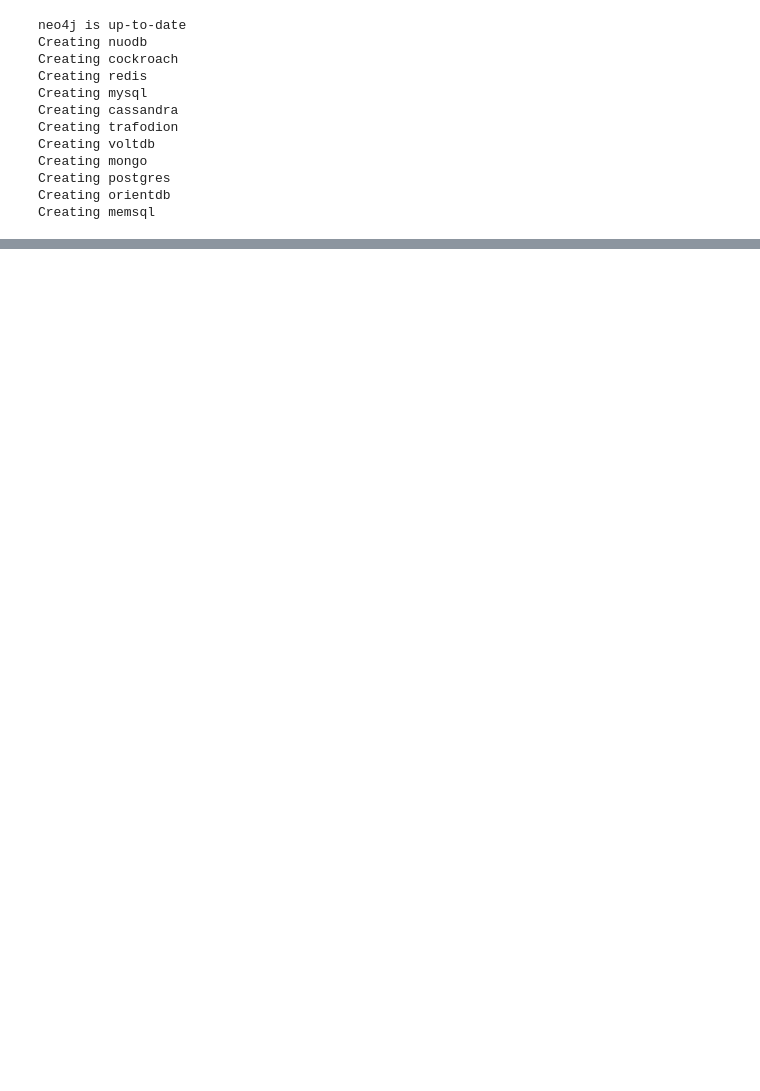
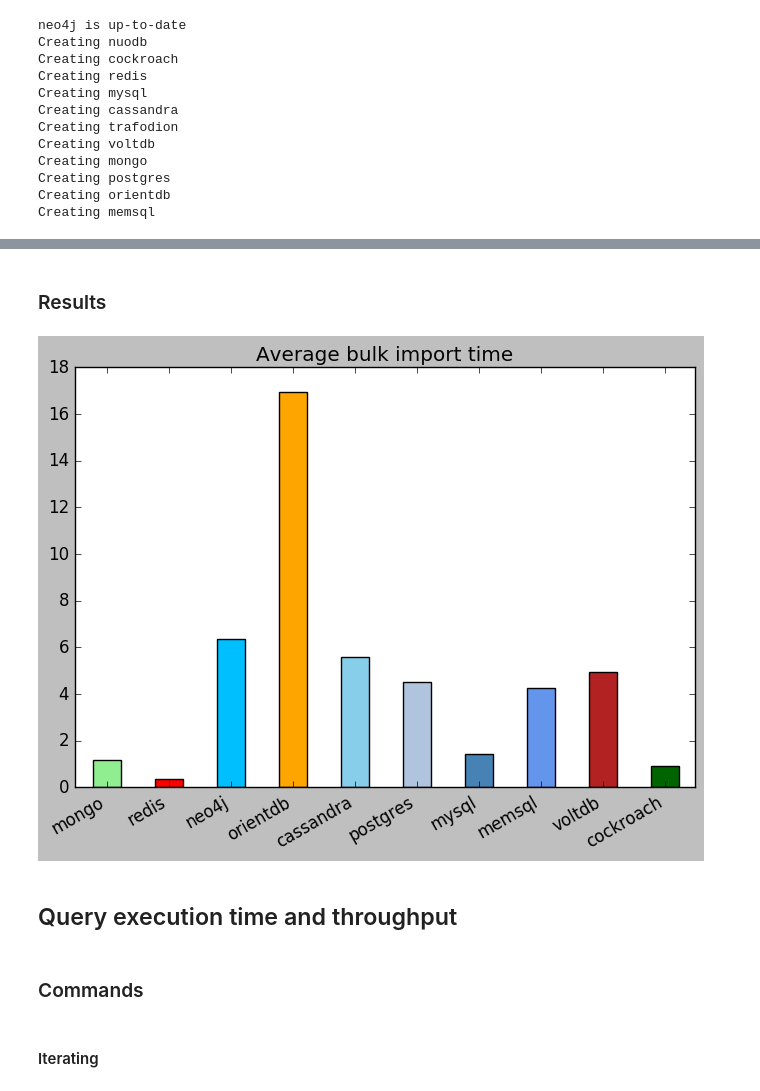
Before and after one commit to BigData-MielPops/Project2, a Jupyter notebook: python_commands_test.ipynb, the cells around one changed output, grey strips where cells are left out. Cells and saved outputs as stored; diff of their text form; code cells hidden in the pictures; blank space fills up the shorter version.

Commit message:
bar graph

```diff
--- a/python_commands_test.ipynb
+++ b/python_commands_test.ipynb
@@ -7,0 +16,17 @@ import memsql_import as mem_i
+# %%
+import numpy as np
+from matplotlib import pyplot as plt
+
+def bar_plot(data, items, colours, title):
+    fig = plt.figure()
+
+    width = .45
+    ind = np.arange(len(data))
+
+    plt.bar(0.3+ind, import_times_avg, width=width, color=colours)
+    plt.xticks(0.3+ind + width / 2, items)
+    plt.title(title)
+
+    fig.autofmt_xdate()
+
+    plt.show()
@@ -67,0 +91,4 @@ data_import_commands = [
+# %%
+postgres_container = "postgres"
+containers = ["mongo", "redis", "neo4j", "orientdb", "cassandra", postgres_container, "mysql", "memsql", "voltdb", "cockroach"]
+colours = ["lightgreen", "red", "deepskyblue", "orange", "skyblue", "lightsteelblue", "steelblue", "cornflowerblue", "firebrick", "darkgreen"]
@@ -82,6 +111,7 @@ def exec_and_time(container, command, verbose=True, save_mem=False):
 # %%
 def average_time(commands, containers, iterations, verbose=True, import_data=False):
     times = [0] * len(containers)
+    peak_times = [0] * len(containers)
     for j in range(0, iterations):
         if verbose:
             print("iteration " + str(j+1))
@@ -94,9 +124,12 @@ def average_time(commands, containers, iterations, verbose=True, import_data=Fal
                 print(containers[i])
             if import_data:
                 exec_and_time(containers[i], data_import_commands[i], verbose=False, save_mem=True)
-            times[i] += exec_and_time(containers[i], commands[i], verbose=False, save_mem=True)
+            time_taken = exec_and_time(containers[i], commands[i], verbose=False, save_mem=True)
+            times[i] += time_taken
+            if peak_times[i] < time_taken:
+                peak_times[i] = time_taken
         o = run_command('D: && cd "D:\GitHub\BigData\Project2\Docker" && docker-compose down', verbose=False)
     for i in range(0, len(containers)):
         times[i] = times[i]/iterations
         print(containers[i] + ": " + str(times[i]))
-    return times
+    return (times, peak_times)
@@ -103,2 +155,2 @@ def average_time(commands, containers, iterations, verbose=True, import_data=Fal
 # %%
-import_times = average_time(data_import_commands, containers, 1)
+(import_times_avg, import_times_peak) = average_time(data_import_commands, containers, 5)
@@ -105 +175,11 @@ import_times = average_time(data_import_commands, containers, 1)
+# %% [markdown]
+### Results
+# %%
+bar_plot(import_times_avg, containers, colours, "Average bulk import time")
+# %% [output]
+[figure, added]
+# %% [markdown]
+## Query execution time and throughput
+# %% [markdown]
+### Commands
 # %%
@@ -121,0 +198,2 @@ o = run_command('D: && cd "D:\GitHub\BigData\Project2\Docker" && docker-compose
+# %% [markdown]
+#### Iterating
```
Also changed, not shown: parts of 25 cells of this notebook.
